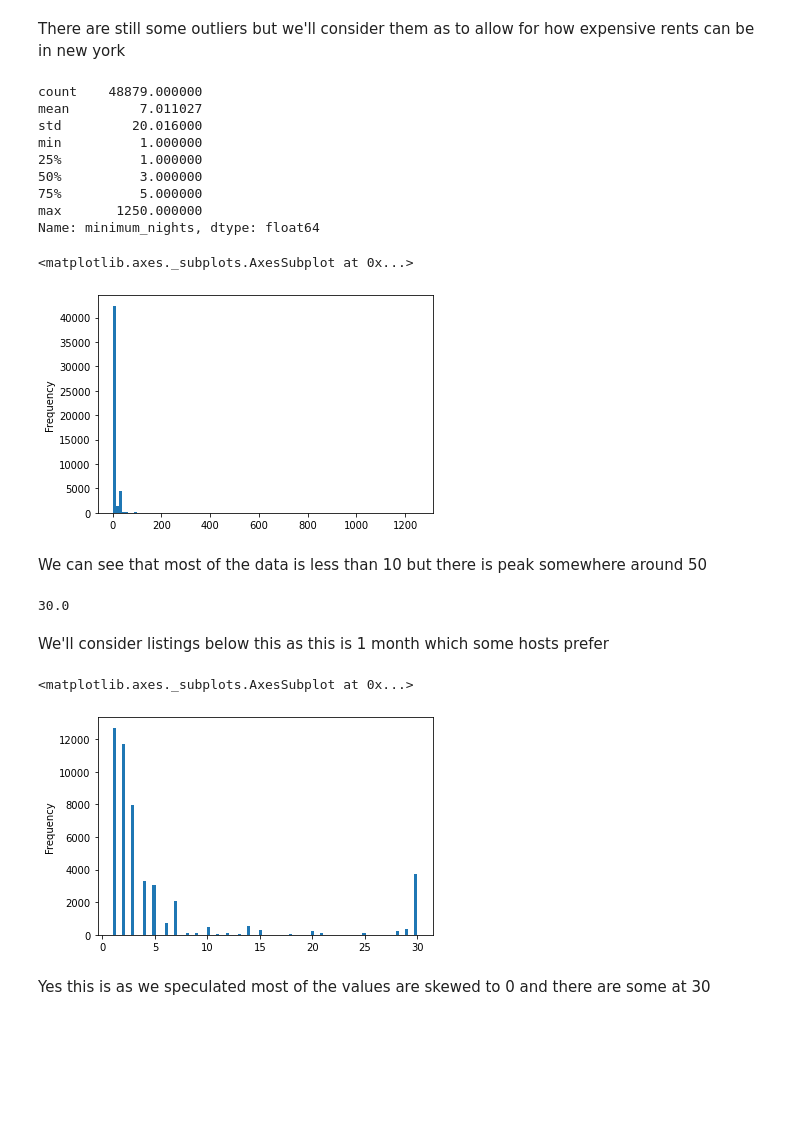
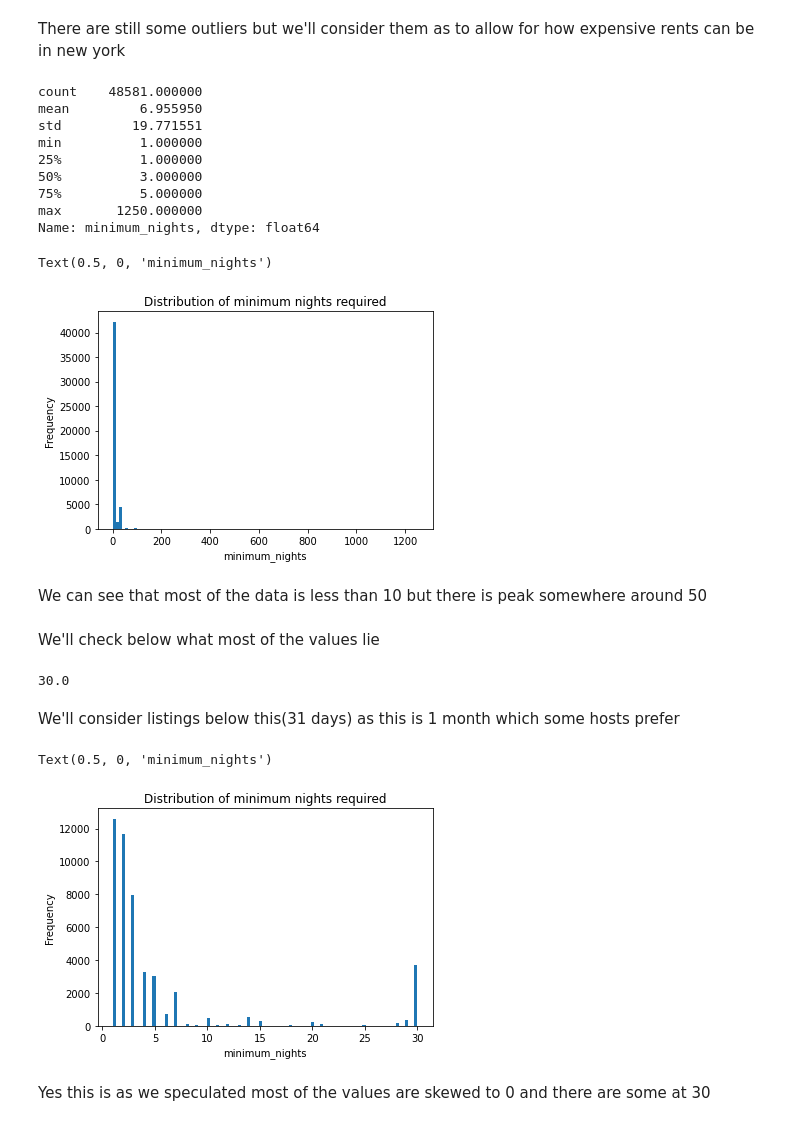
Before and after one commit to KChittaranjan/airbnb-data-analysis, a Jupyter notebook: AirBnB_Capstone_Project_Chittaranjan.ipynb, the cells around one changed output. Cells and saved outputs as stored; diff of their text form; code cells hidden in the pictures; blank space fills up the shorter version.

```diff
--- a/AirBnB_Capstone_Project_Chittaranjan.ipynb
+++ b/AirBnB_Capstone_Project_Chittaranjan.ipynb
@@ -183,26 +186,31 @@ df['price'].plot.hist(bins=100)
 # %% [markdown]
 There are still some outliers but we'll consider them as to allow for how expensive rents can be in new york
 # %%
+#statistical distribution and graph of prices
 print(df['minimum_nights'].describe())
 df['minimum_nights'].plot.hist(bins=100)
+plt.title('Distribution of minimum nights required')
+plt.xlabel('minimum_nights')
 # %% [output]
-count    48879.000000
-mean         7.011027
-std         20.016000
+count    48581.000000
+mean         6.955950
+std         19.771551
 min          1.000000
 25%          1.000000
 50%          3.000000
 75%          5.000000
 max       1250.000000
 Name: minimum_nights, dtype: float64
-<matplotlib.axes._subplots.AxesSubplot at 0x...>
+Text(0.5, 0, 'minimum_nights')
-[figure, old version]
+[figure, new version]
 # %% [markdown]
 We can see that most of the data is less than 10 but there is peak somewhere around 50
+# %% [markdown]
+We'll check below what most of the values lie
 # %%
 #extreme outliers
 df['minimum_nights'].quantile(0.98)
 # %% [output]
 30.0
 # %% [markdown]
-We'll consider listings below this as this is 1 month which some hosts prefer
+We'll consider listings below this(31 days) as this is 1 month which some hosts prefer
@@ -211,7 +220,9 @@ df = df[df['minimum_nights'] <= 30]
 # %%
 df['minimum_nights'].plot.hist(bins=100)
+plt.title('Distribution of minimum nights required')
+plt.xlabel('minimum_nights')
 # %% [output]
-<matplotlib.axes._subplots.AxesSubplot at 0x...>
+Text(0.5, 0, 'minimum_nights')
-[figure, old version]
+[figure, new version]
 # %% [markdown]
 Yes this is as we speculated most of the values are skewed to 0 and there are some at 30
```
Also changed, not shown: parts of 122 cells of this notebook.
